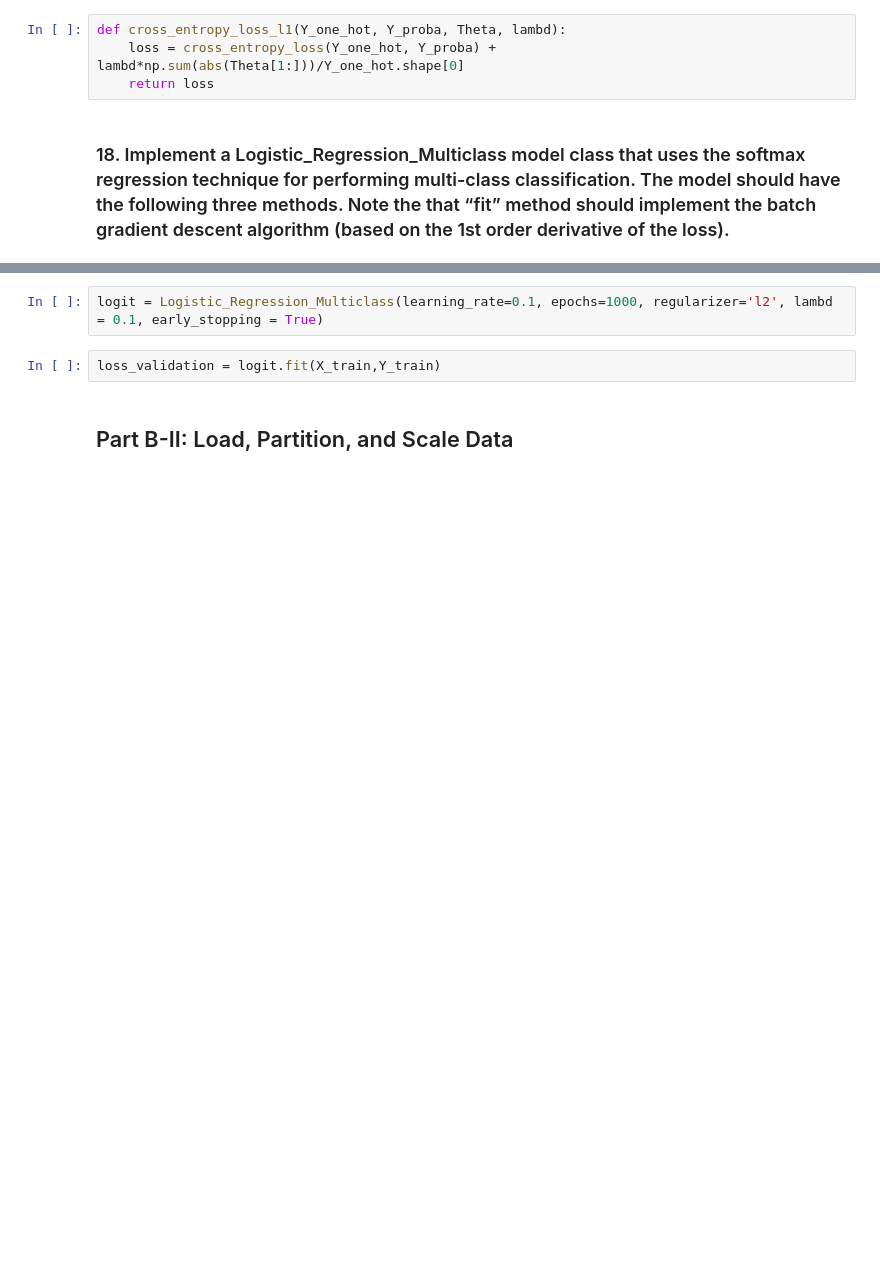
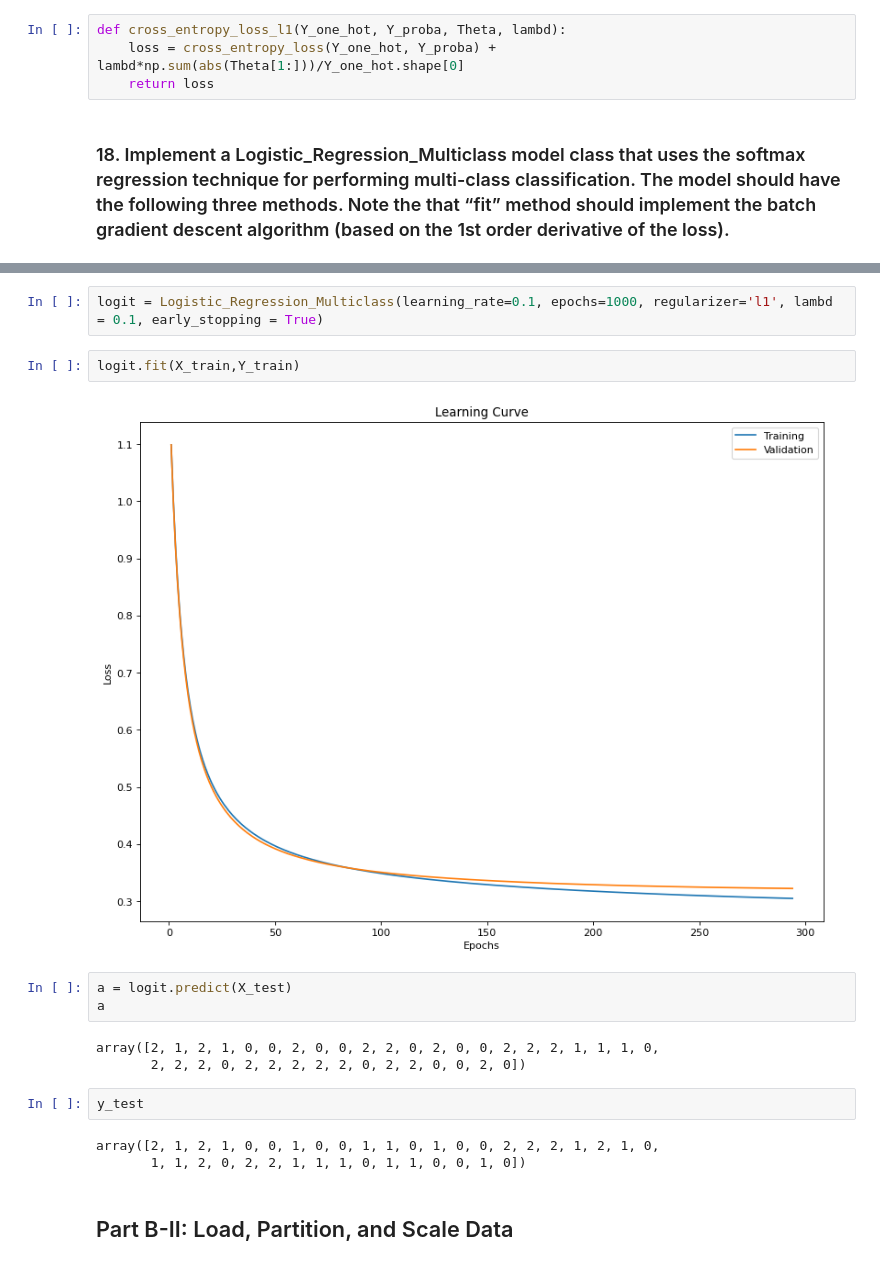
Before and after one commit to justinhjy1004/Assignment_ML, a Jupyter notebook: Ho_Justin_Alkady_Khalid_assignment3.ipynb, the cells around one changed output, grey strips where cells are left out. Drawn from its saved outputs; the diff is of its cells as text; blank space fills up the shorter version.

```diff
--- a/Ho_Justin_Alkady_Khalid_assignment3.ipynb
+++ b/Ho_Justin_Alkady_Khalid_assignment3.ipynb
@@ -657,7 +683,20 @@ class Logistic_Regression_Multiclass():
 # %%
-logit = Logistic_Regression_Multiclass(learning_rate=0.1, epochs=1000, regularizer='l2', lambd = 0.1, early_stopping = True)
+logit = Logistic_Regression_Multiclass(learning_rate=0.1, epochs=1000, regularizer='l1', lambd = 0.1, early_stopping = True)
 # %%
-loss_validation = logit.fit(X_train,Y_train)
+logit.fit(X_train,Y_train)
+# %% [output]
+[figure, added]
+# %%
+a = logit.predict(X_test)
+a
+# %% [output]
+array([2, 1, 2, 1, 0, 0, 2, 0, 0, 2, 2, 0, 2, 0, 0, 2, 2, 2, 1, 1, 1, 0,
+       2, 2, 2, 0, 2, 2, 2, 2, 2, 0, 2, 2, 0, 0, 2, 0])
+# %%
+y_test
+# %% [output]
+array([2, 1, 2, 1, 0, 0, 1, 0, 0, 1, 1, 0, 1, 0, 0, 2, 2, 2, 1, 2, 1, 0,
+       1, 1, 2, 0, 2, 2, 1, 1, 1, 0, 1, 1, 0, 0, 1, 0])
 # %% [markdown]
 ## Part B-II: Load, Partition, and Scale Data
 # %% [markdown]
```
Also changed, not shown: parts of 14 cells of this notebook.
